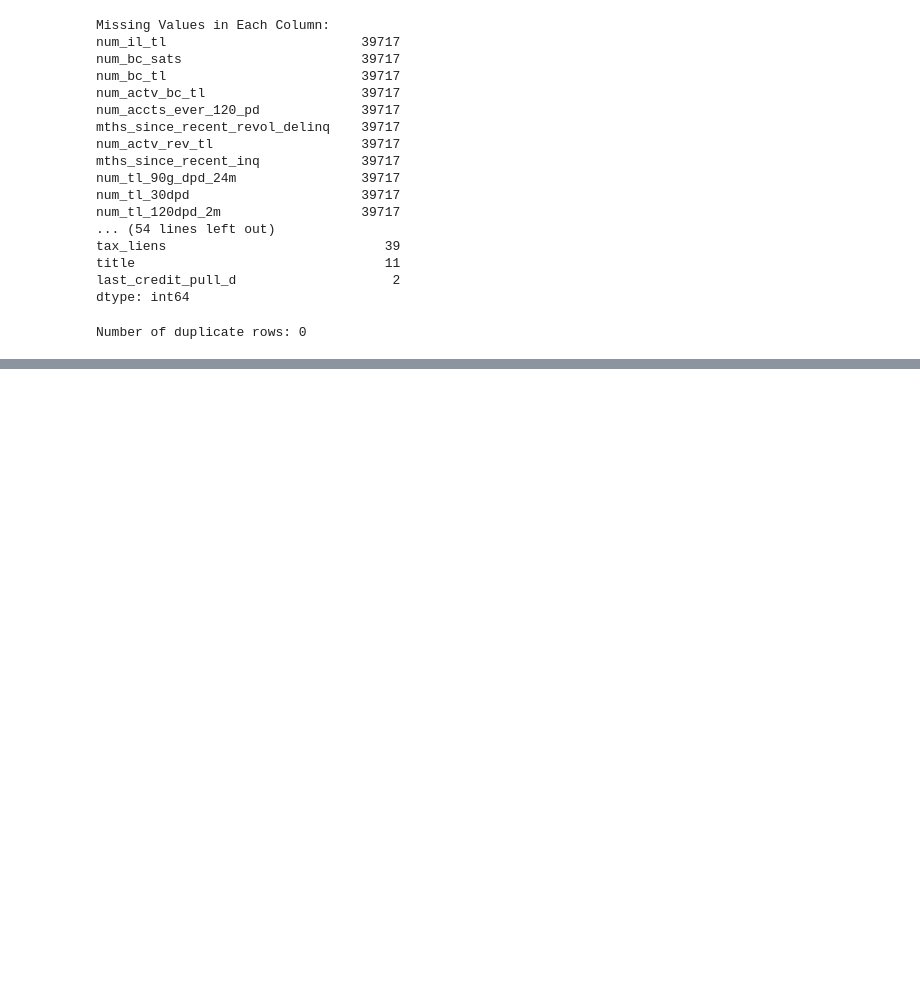
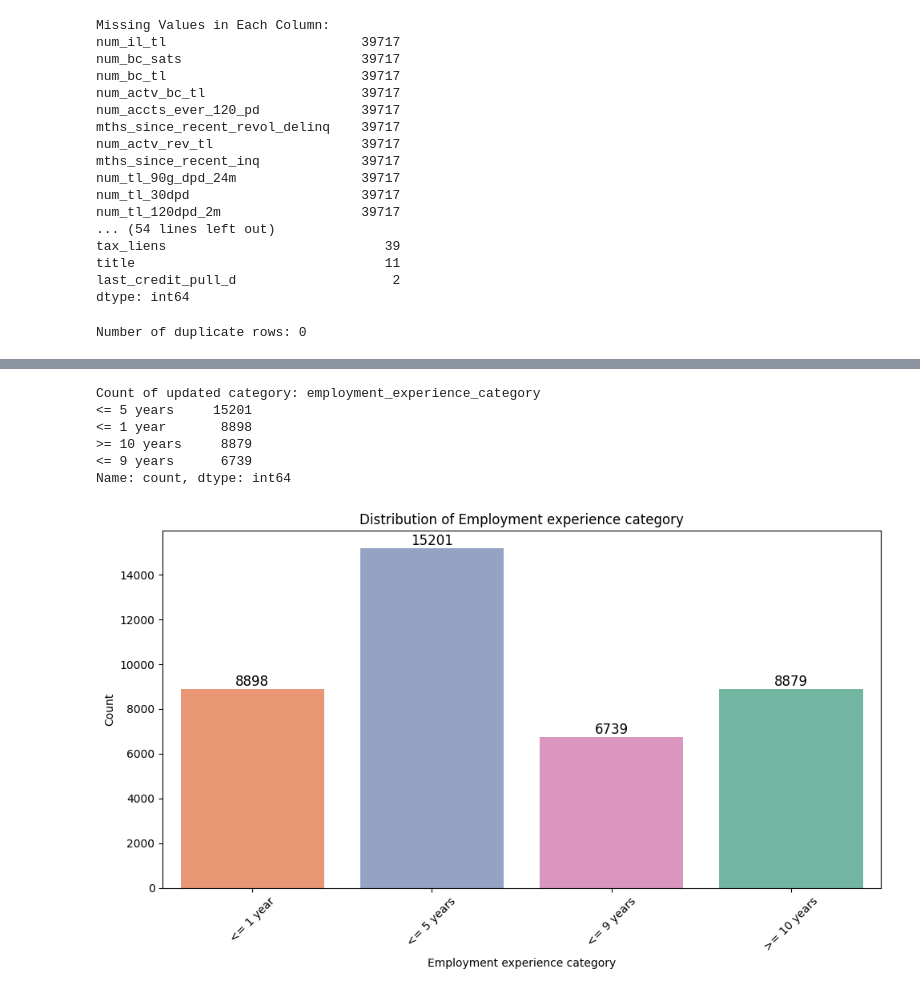
Before and after one commit to amaan2398/insights-into-lending-risks, a Jupyter notebook: notebook/eda.ipynb, the cells around one changed output, grey strips where cells are left out. Saved outputs shown, nothing was run; the diff lists cells and outputs as text; code cells hidden in the pictures; blank space fills up the shorter version.

```diff
--- a/notebook/eda.ipynb
+++ b/notebook/eda.ipynb
@@ -142,0 +537,22 @@ Number of duplicate rows: 0
+# %%
+# Dropping the unnecessary columns
+columns_to_drop = columns_to_drop + ['application_type', 'initial_list_status', 'pymnt_plan'] # Newly added columns don't have any variability.
+loan_clean_df = loan_clean_df.drop(columns=filter(lambda col: col in loan_clean_df.columns, columns_to_drop))
+
+# Making the data more consistent and potentially more informative for analysis
+loan_clean_df.loc[loan_clean_df['home_ownership'] == 'NONE', 'home_ownership'] = 'OTHER'
+# %%
+# Categorize employment length into more meaningful categories
+loan_clean_df['employment_experience_category'] =  loan_clean_df['emp_length'].apply(categorize_emp_length)
+
+# Validating of any other new category
+print("Count of updated category:", loan_clean_df['employment_experience_category'].value_counts())
+visualize_distribution_minimal(loan_clean_df, 'employment_experience_category')
+# %% [output]
+Count of updated category: employment_experience_category
+<= 5 years     15201
+<= 1 year       8898
+>= 10 years     8879
+<= 9 years      6739
+Name: count, dtype: int64
+[figure, added]
```
Also changed, not shown: parts of 26 cells of this notebook, 4 other files.
